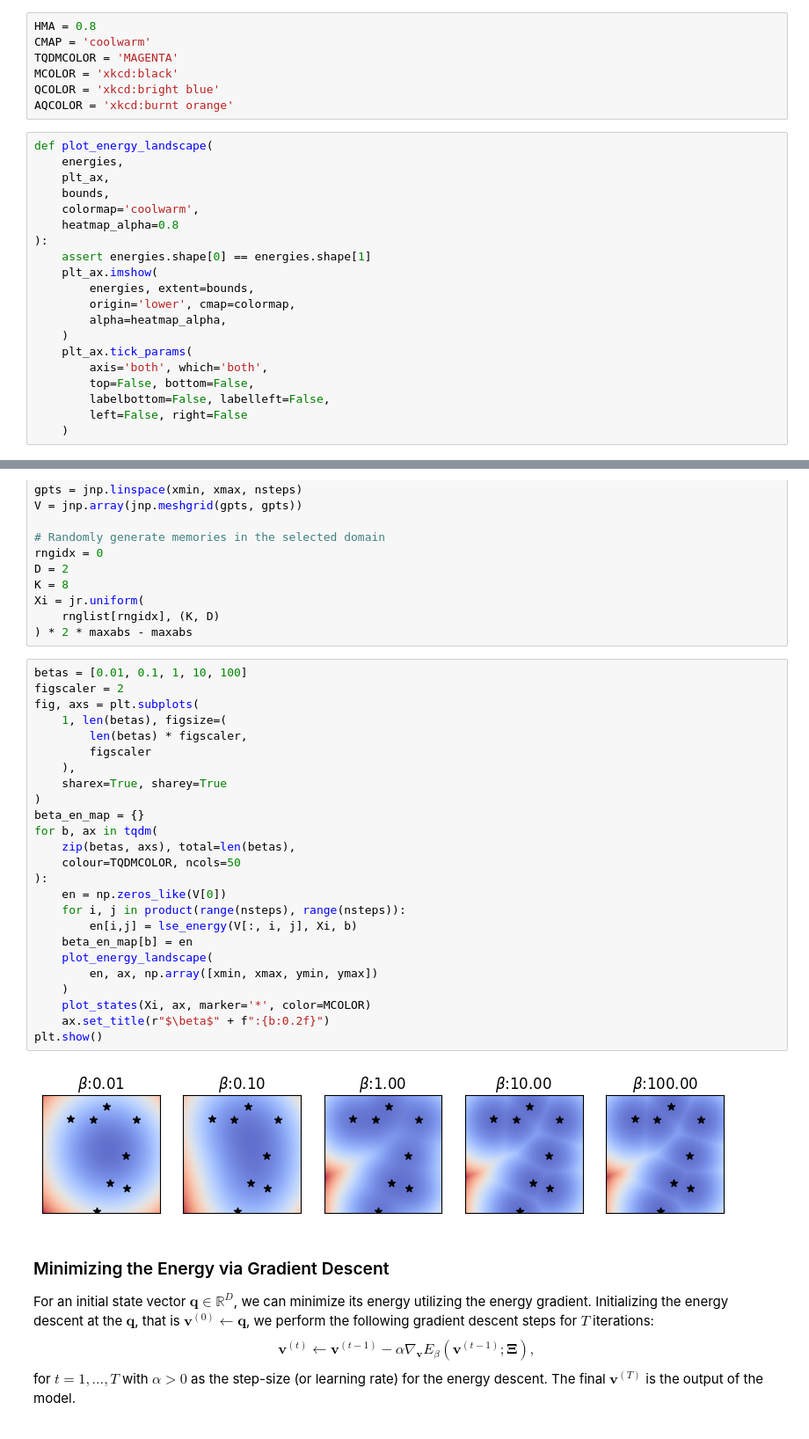
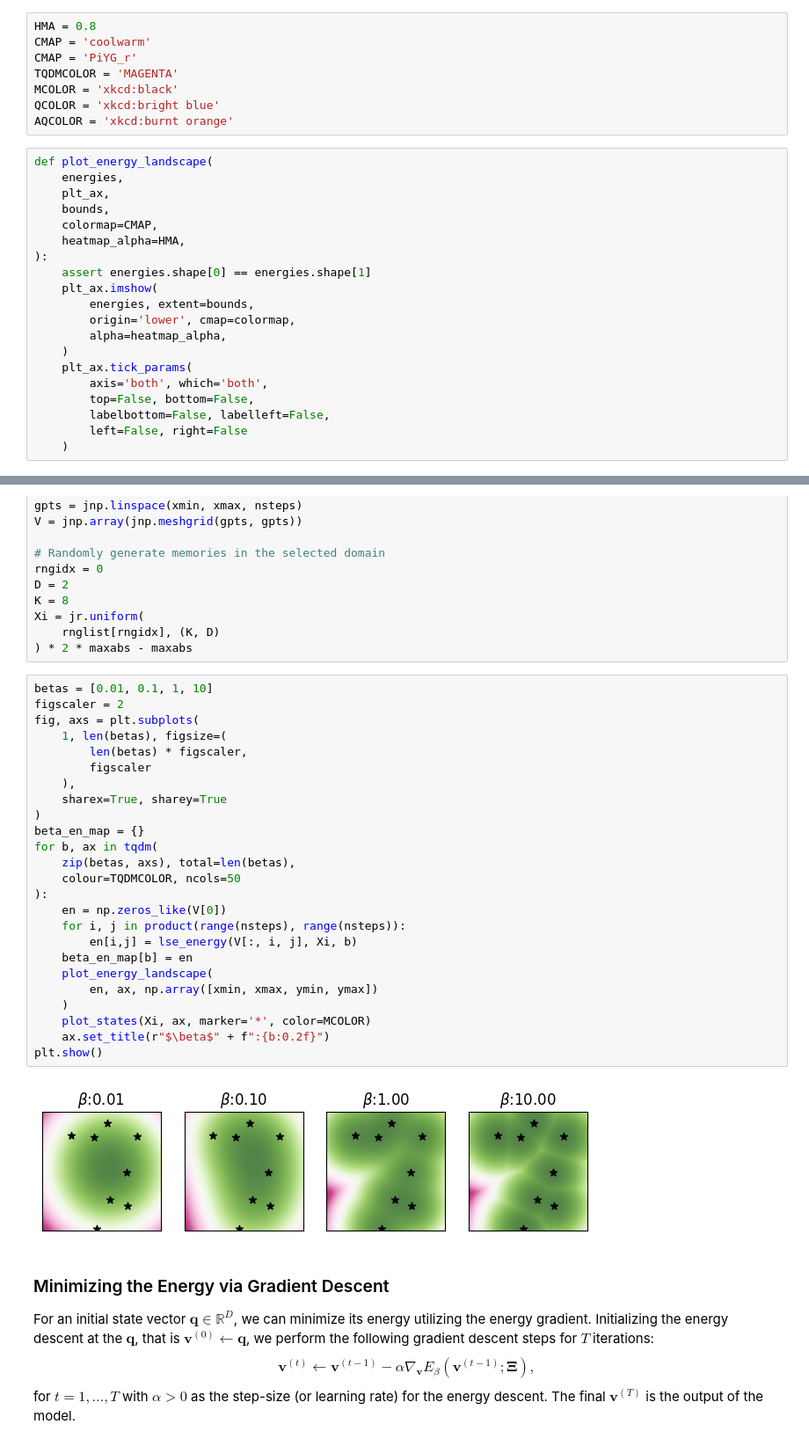
Before and after one commit to bhoov/amtutorial, a Jupyter notebook: nbs/tutorial/03_distributed_memory.ipynb, the cells around one changed output, grey strips where cells are left out. Shown at 88% size. Drawn from its saved outputs; the diff is of its cells as text.

Commit message:
approx energy descent plots ready

```diff
--- a/nbs/tutorial/03_distributed_memory.ipynb
+++ b/nbs/tutorial/03_distributed_memory.ipynb
@@ -33,6 +33,7 @@ WARNING:2025-07-10 01:02:11,396:jax._src.xla_bridge:794: An NVIDIA GPU may be pr
 # %%
 HMA = 0.8
 CMAP = 'coolwarm'
+CMAP = 'PiYG_r'
 TQDMCOLOR = 'MAGENTA'
 MCOLOR = 'xkcd:black'
 QCOLOR = 'xkcd:bright blue'
@@ -42,8 +43,8 @@ def plot_energy_landscape(
     energies,
     plt_ax,
     bounds,
-    colormap='coolwarm',
-    heatmap_alpha=0.8
+    colormap=CMAP,
+    heatmap_alpha=HMA,
 ):
     assert energies.shape[0] == energies.shape[1]
     plt_ax.imshow(
@@ -116,32 +117,32 @@ Xi = jr.uniform(
     rnglist[rngidx], (K, D)
 ) * 2 * maxabs - maxabs
 # %%
-betas = [0.01, 0.1, 1, 10, 100]
+betas = [0.01, 0.1, 1, 10]
 figscaler = 2
 fig, axs = plt.subplots(
     1, len(betas), figsize=(
         len(betas) * figscaler,
         figscaler
     ),
     sharex=True, sharey=True
 )
 beta_en_map = {}
 for b, ax in tqdm(
     zip(betas, axs), total=len(betas),
     colour=TQDMCOLOR, ncols=50
 ):
     en = np.zeros_like(V[0])
     for i, j in product(range(nsteps), range(nsteps)):
         en[i,j] = lse_energy(V[:, i, j], Xi, b)
     beta_en_map[b] = en
     plot_energy_landscape(
         en, ax, np.array([xmin, xmax, ymin, ymax])
     )
     plot_states(Xi, ax, marker='*', color=MCOLOR)
     ax.set_title(r"$\beta$" + f":{b:0.2f}")
 plt.show()
 # %% [output]
-[figure, old version]
+[figure, new version]
 # %% [markdown]
 ### Minimizing the Energy via Gradient Descent
 
```
Also changed, not shown: parts of 14 cells of this notebook.
